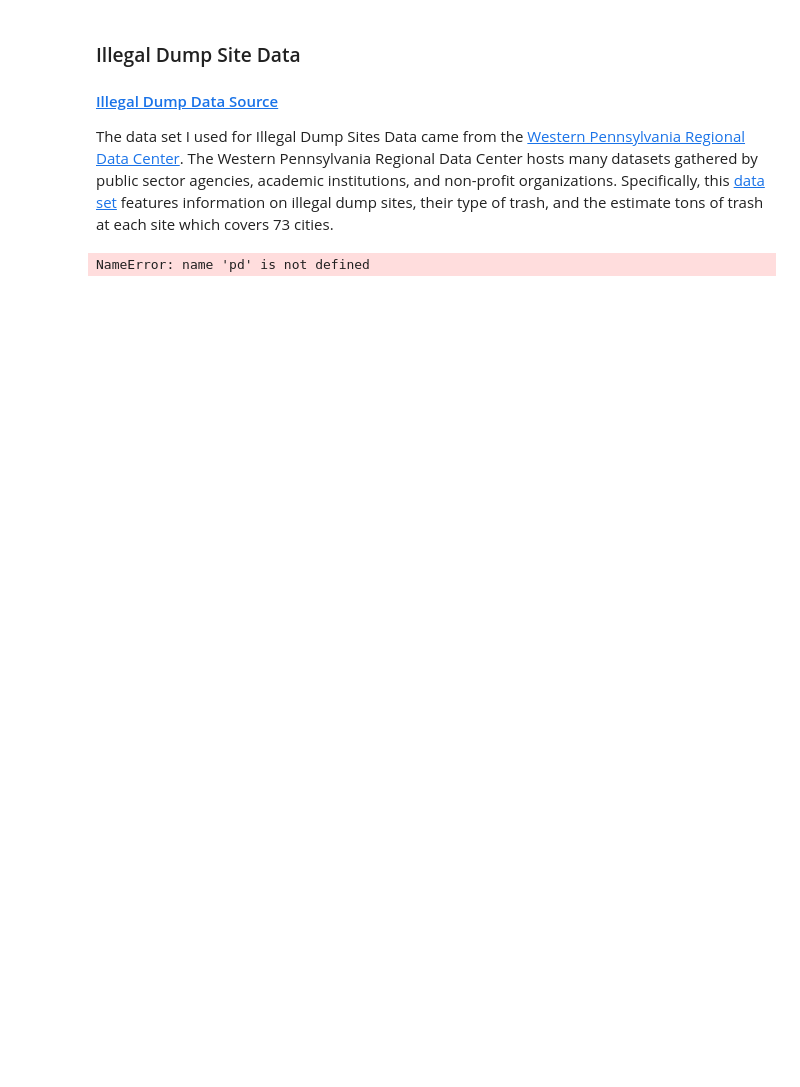
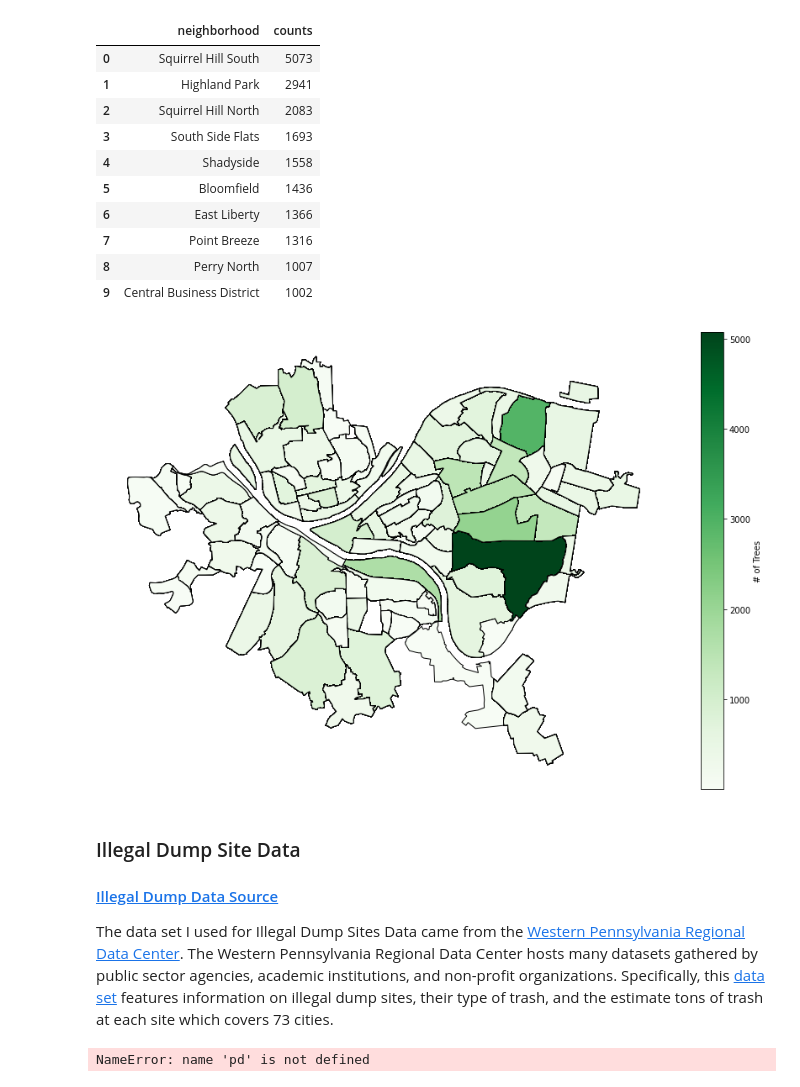
Before and after one commit to brianhutton82/CMPINF0010_FINAL_PROJECT_GROUP, a Jupyter notebook: best_neighborhood.ipynb, the cells around one changed output. Drawn from its saved outputs; the diff is of its cells as text; code cells hidden in the pictures; blank space fills up the shorter version.

Commit message:
Brian: pivoted from air quality to number of trees

```diff
--- a/best_neighborhood.ipynb
+++ b/best_neighborhood.ipynb
@@ -134,3 +37,56 @@ Since Lawrenceville comes up as both the highest and lowest AQI, we will conside
+# %%
+# Pittsburgh Trees data analyzed by: Brian Hutton
+
+import pandas as pd
+import numpy as np
+import matplotlib.pyplot as plt
+import geopandas
+import seaborn as sns
+from IPython.core.display import display, HTML
+%matplotlib inline
+
+# Read in tree data file from WPRDC
+trees_dataset = pd.read_csv("pittsburgh_trees.csv", low_memory=False)
+trees_dataset = trees_dataset.reset_index()
+
+# Get list of neighborhoods in dataset
+neighborhood_names = trees_dataset['neighborhood'].unique()
+
+# Figure out the counts for number of trees per neighborhood
+trees_per_neighborhood = trees_dataset['neighborhood'].value_counts().to_dict()
+
+# create new column in dataframe and for each row in dataframe add tree count for that neighborhood
+trees_dataset['counts'] = 0
+for index, row in trees_dataset.iterrows():
+    trees_dataset.at[index, 'counts'] = trees_per_neighborhood.get(row['neighborhood'])
+
+#display(HTML("<p>put whatever tags you want to write html with python</p>"))
+
+# read in the shapefile
+neighborhoods = geopandas.read_file("Neighborhoods/Neighborhoods_.shp")
+
+# map plotting with geopandas
+# found colormaps here: https://matplotlib.org/2.0.2/users/colormaps.html
+trees_map = neighborhoods.merge(trees_dataset, how='left', left_on='hood', right_on='neighborhood')
+trees_plot = trees_map.plot(column='counts', edgecolor="black", cmap='Greens', legend=True, legend_kwds={'label': "# of Trees"}, figsize=(15, 10))
+trees_plot.set_axis_off();
+
+# convert trees_per_neighborhood dictionary to dataframe
+trees_per_neighborhood_df = pd.DataFrame(trees_per_neighborhood.items(), columns=['neighborhood', 'counts'])
+trees_per_neighborhood_df.head(10)
+# %% [output]
+|  | neighborhood | counts |
+| 0 | Squirrel Hill South | 5073 |
+| 1 | Highland Park | 2941 |
+| 2 | Squirrel Hill North | 2083 |
+| 3 | South Side Flats | 1693 |
+| 4 | Shadyside | 1558 |
+| 5 | Bloomfield | 1436 |
+| 6 | East Liberty | 1366 |
+| 7 | Point Breeze | 1316 |
+| 8 | Perry North | 1007 |
+| 9 | Central Business District | 1002 |
+[figure, added]
 # %% [markdown]
 <h3>Illegal Dump Site Data</h3>
 <h4><a href="https://data.wprdc.org/dataset/allegheny-county-illegal-dump-sitesinner_span=True">Illegal Dump Data Source</a></h4>
```
Also changed, not shown: parts of 7 cells of this notebook, 2 other files.
